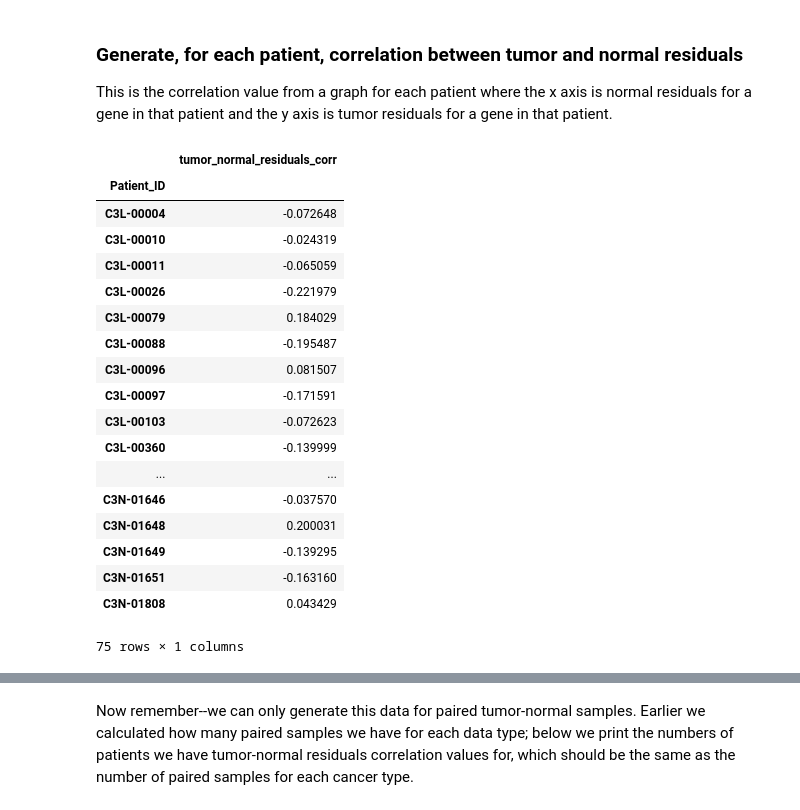
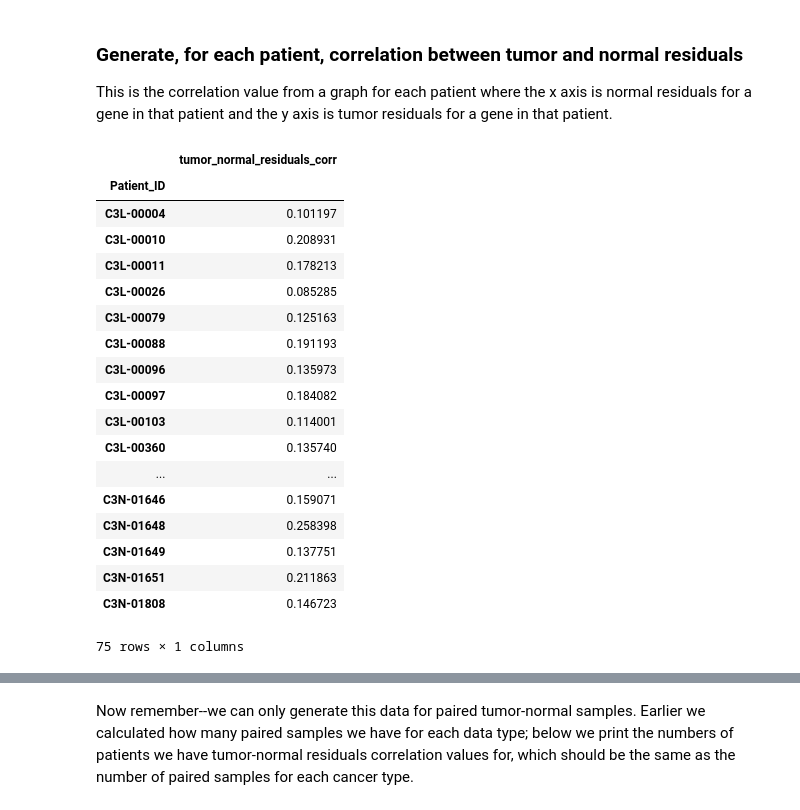
Before and after one commit to caleb-lindgren/deltaCorrML, a Jupyter notebook: load_data.ipynb, the cells around one changed output, grey strips where cells are left out. Cells and saved outputs as stored; diff of their text form; code cells hidden in the pictures.

```diff
--- a/load_data.ipynb
+++ b/load_data.ipynb
@@ -262,57 +263,57 @@ def get_patient_residuals_corr(res):
     """
 
     # Just get the columns we need
-    res = res[["Patient_ID", "Gene", "Tissue", "above_reg_line"]]
+    res = res[["Patient_ID", "Gene", "Tissue", "orth_resid"]]
 
     # Make tumor and normal residuals separate columns
     res = res.pivot_table(
         index=["Patient_ID", "Gene"],
         columns="Tissue",
-        values="above_reg_line",
+        values="orth_resid",
         aggfunc=np.mean, # To handle duplicates--temp until we get Database_ID
     ).reset_index(drop=False)
 
     res.columns.name = None
 
     # Define function to get correlation for a particular patient
     def get_corr(df):
         return df.corr(
             method="spearman",
             min_periods=10 if cancer_type == "endometrial" else 15,
         ).iloc[0][1]
 
     # Get correlation for each patient
     corr = res.\
     groupby("Patient_ID").\
     apply(get_corr).\
     rename("tumor_normal_residuals_corr").\
     to_frame().\
     dropna(axis=0, how="any")
 
     return corr
 
 patient_residuals_corr = {}
 for cancer_type in cancer_types:
     patient_residuals_corr[cancer_type] = get_patient_residuals_corr(residuals[cancer_type])
 
 patient_residuals_corr["ccrcc"]
 # %% [output]
 |  | tumor_normal_residuals_corr |
 | Patient_ID |  |
-| C3L-00004 | -0.072648 |
-| C3L-00010 | -0.024319 |
-| C3L-00011 | -0.065059 |
-| C3L-00026 | -0.221979 |
-| C3L-00079 | 0.184029 |
-| C3L-00088 | -0.195487 |
-| C3L-00096 | 0.081507 |
-| C3L-00097 | -0.171591 |
-| C3L-00103 | -0.072623 |
-| C3L-00360 | -0.139999 |
+| C3L-00004 | 0.101197 |
+| C3L-00010 | 0.208931 |
+| C3L-00011 | 0.178213 |
+| C3L-00026 | 0.085285 |
+| C3L-00079 | 0.125163 |
+| C3L-00088 | 0.191193 |
+| C3L-00096 | 0.135973 |
+| C3L-00097 | 0.184082 |
+| C3L-00103 | 0.114001 |
+| C3L-00360 | 0.135740 |
 | ... | ... |
-| C3N-01646 | -0.037570 |
-| C3N-01648 | 0.200031 |
-| C3N-01649 | -0.139295 |
-| C3N-01651 | -0.163160 |
-| C3N-01808 | 0.043429 |
+| C3N-01646 | 0.159071 |
+| C3N-01648 | 0.258398 |
+| C3N-01649 | 0.137751 |
+| C3N-01651 | 0.211863 |
+| C3N-01808 | 0.146723 |
 75 rows × 1 columns
```
Also changed, not shown: parts of 2 cells of this notebook, 4 other files.
